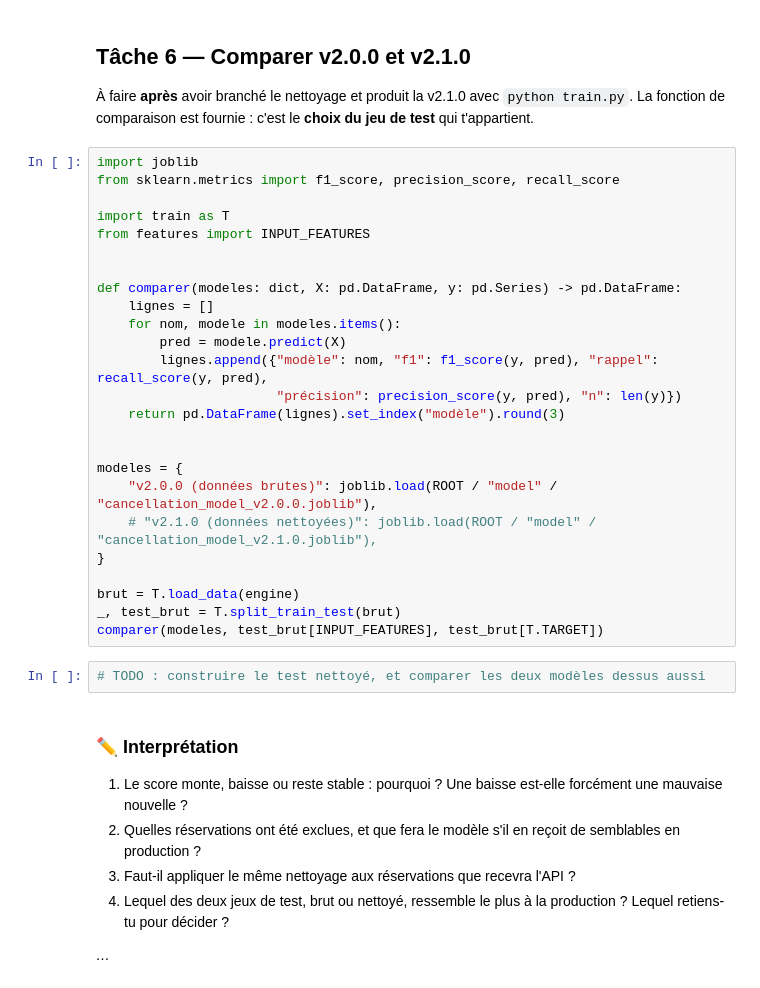
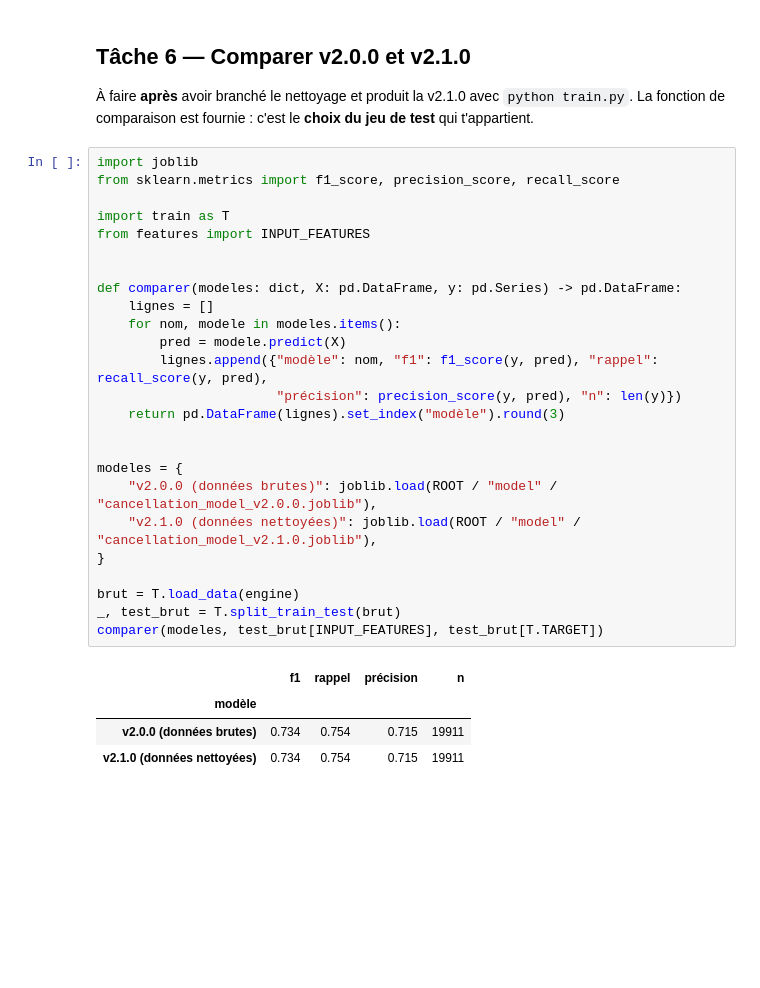
Before and after one commit to alexandre-berriau/Dev-IA-parcours-m2-b1-alexandre, a Jupyter notebook: notebooks/01_audit.ipynb, the cells around one changed output. Saved outputs shown, nothing was run; the diff lists cells and outputs as text; blank space fills up the shorter version.

```diff
--- a/notebooks/01_audit.ipynb
+++ b/notebooks/01_audit.ipynb
@@ -273,36 +273,30 @@ La fonction de comparaison est fournie : c'est le **choix du jeu de test** qui t
 # %%
 import joblib
 from sklearn.metrics import f1_score, precision_score, recall_score
 
 import train as T
 from features import INPUT_FEATURES
 
 
 def comparer(modeles: dict, X: pd.DataFrame, y: pd.Series) -> pd.DataFrame:
     lignes = []
     for nom, modele in modeles.items():
         pred = modele.predict(X)
         lignes.append({"modèle": nom, "f1": f1_score(y, pred), "rappel": recall_score(y, pred),
                        "précision": precision_score(y, pred), "n": len(y)})
     return pd.DataFrame(lignes).set_index("modèle").round(3)
 
 
 modeles = {
     "v2.0.0 (données brutes)": joblib.load(ROOT / "model" / "cancellation_model_v2.0.0.joblib"),
-    # "v2.1.0 (données nettoyées)": joblib.load(ROOT / "model" / "cancellation_model_v2.1.0.joblib"),
+    "v2.1.0 (données nettoyées)": joblib.load(ROOT / "model" / "cancellation_model_v2.1.0.joblib"),
 }
 
 brut = T.load_data(engine)
 _, test_brut = T.split_train_test(brut)
 comparer(modeles, test_brut[INPUT_FEATURES], test_brut[T.TARGET])
+# %% [output]
+|  | f1 | rappel | précision | n |
+| modèle |  |  |  |  |
+| v2.0.0 (données brutes) | 0.734 | 0.754 | 0.715 | 19911 |
+| v2.1.0 (données nettoyées) | 0.734 | 0.754 | 0.715 | 19911 |
-# %%
-# TODO : construire le test nettoyé, et comparer les deux modèles dessus aussi
-# %% [markdown]
-### ✏️ Interprétation
-
-1. Le score monte, baisse ou reste stable : pourquoi ? Une baisse est-elle forcément une mauvaise nouvelle ?
-2. Quelles réservations ont été exclues, et que fera le modèle s'il en reçoit de semblables en production ?
-3. Faut-il appliquer le même nettoyage aux réservations que recevra l'API ?
-4. Lequel des deux jeux de test, brut ou nettoyé, ressemble le plus à la production ? Lequel retiens-tu pour décider ?
-
-*…*
```
Also changed, not shown: parts of 3 cells of this notebook.
